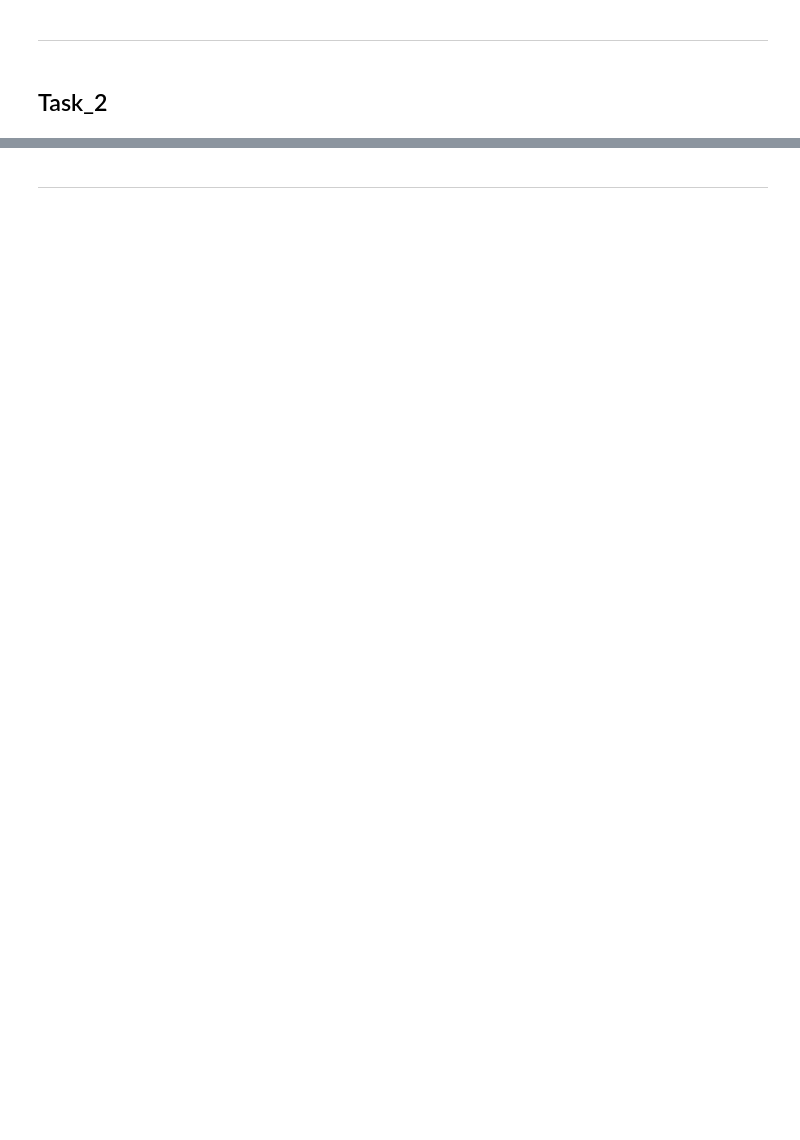
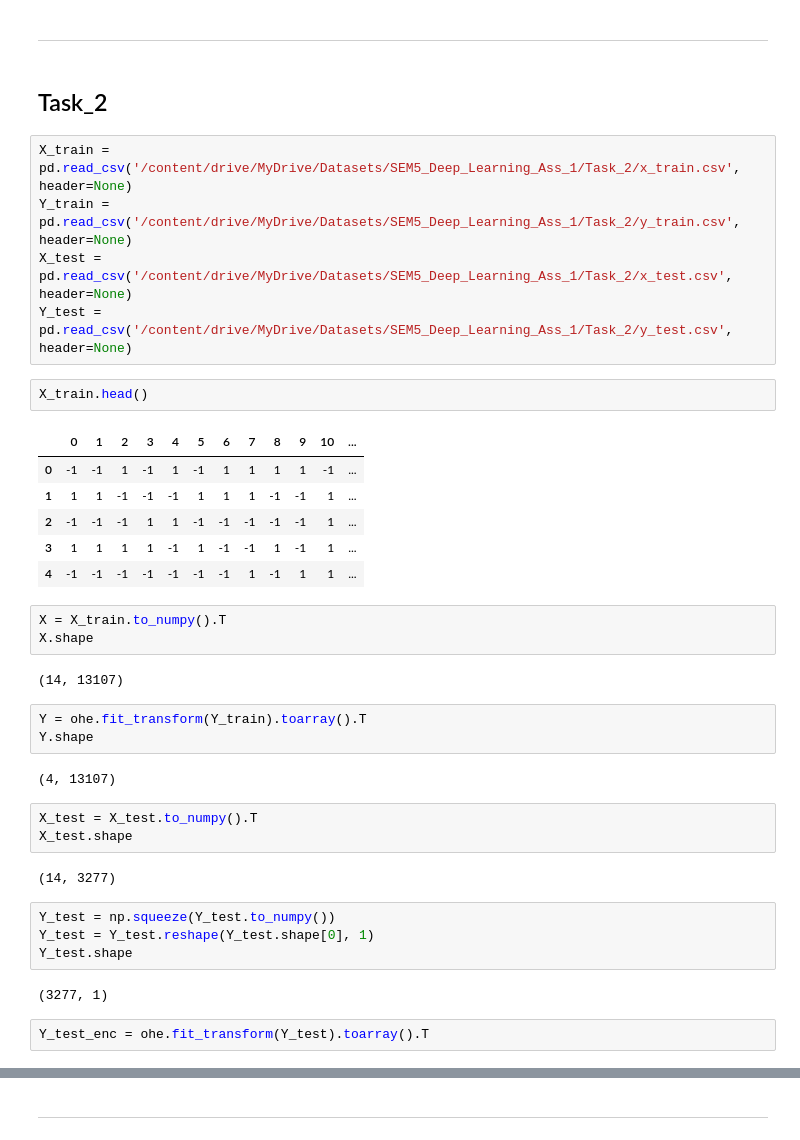
Before and after one commit to supulkalhara/Data_Science, a Jupyter notebook: SEM5_Deep_Learning_Ass_1.ipynb, the cells around one changed output, grey strips where cells are left out. Drawn from its saved outputs; the diff is of its cells as text; blank space fills up the shorter version.

```diff
--- a/SEM5_Deep_Learning_Ass_1.ipynb
+++ b/SEM5_Deep_Learning_Ass_1.ipynb
@@ -241,3 +278,40 @@ array([[ 0.        ,  0.        ,  0.        , ...,  0.        ,
 ---
 # %% [markdown]
 ## Task_2
+# %%
+X_train = pd.read_csv('/content/drive/MyDrive/Datasets/SEM5_Deep_Learning_Ass_1/Task_2/x_train.csv', header=None)
+Y_train = pd.read_csv('/content/drive/MyDrive/Datasets/SEM5_Deep_Learning_Ass_1/Task_2/y_train.csv', header=None)
+X_test = pd.read_csv('/content/drive/MyDrive/Datasets/SEM5_Deep_Learning_Ass_1/Task_2/x_test.csv', header=None)
+Y_test = pd.read_csv('/content/drive/MyDrive/Datasets/SEM5_Deep_Learning_Ass_1/Task_2/y_test.csv', header=None)
+# %%
+X_train.head()
+# %% [output]
+|  | 0 | 1 | 2 | 3 | 4 | 5 | 6 | 7 | 8 | 9 | 10 | ... |
+| 0 | -1 | -1 | 1 | -1 | 1 | -1 | 1 | 1 | 1 | 1 | -1 | ... |
+| 1 | 1 | 1 | -1 | -1 | -1 | 1 | 1 | 1 | -1 | -1 | 1 | ... |
+| 2 | -1 | -1 | -1 | 1 | 1 | -1 | -1 | -1 | -1 | -1 | 1 | ... |
+| 3 | 1 | 1 | 1 | 1 | -1 | 1 | -1 | -1 | 1 | -1 | 1 | ... |
+| 4 | -1 | -1 | -1 | -1 | -1 | -1 | -1 | 1 | -1 | 1 | 1 | ... |
+# %%
+X = X_train.to_numpy().T
+X.shape
+# %% [output]
+(14, 13107)
+# %%
+Y = ohe.fit_transform(Y_train).toarray().T
+Y.shape
+# %% [output]
+(4, 13107)
+# %%
+X_test = X_test.to_numpy().T
+X_test.shape
+# %% [output]
+(14, 3277)
+# %%
+Y_test = np.squeeze(Y_test.to_numpy())
+Y_test = Y_test.reshape(Y_test.shape[0], 1)
+Y_test.shape
+# %% [output]
+(3277, 1)
+# %%
+Y_test_enc = ohe.fit_transform(Y_test).toarray().T
```
Also changed, not shown: parts of 30 cells of this notebook.
